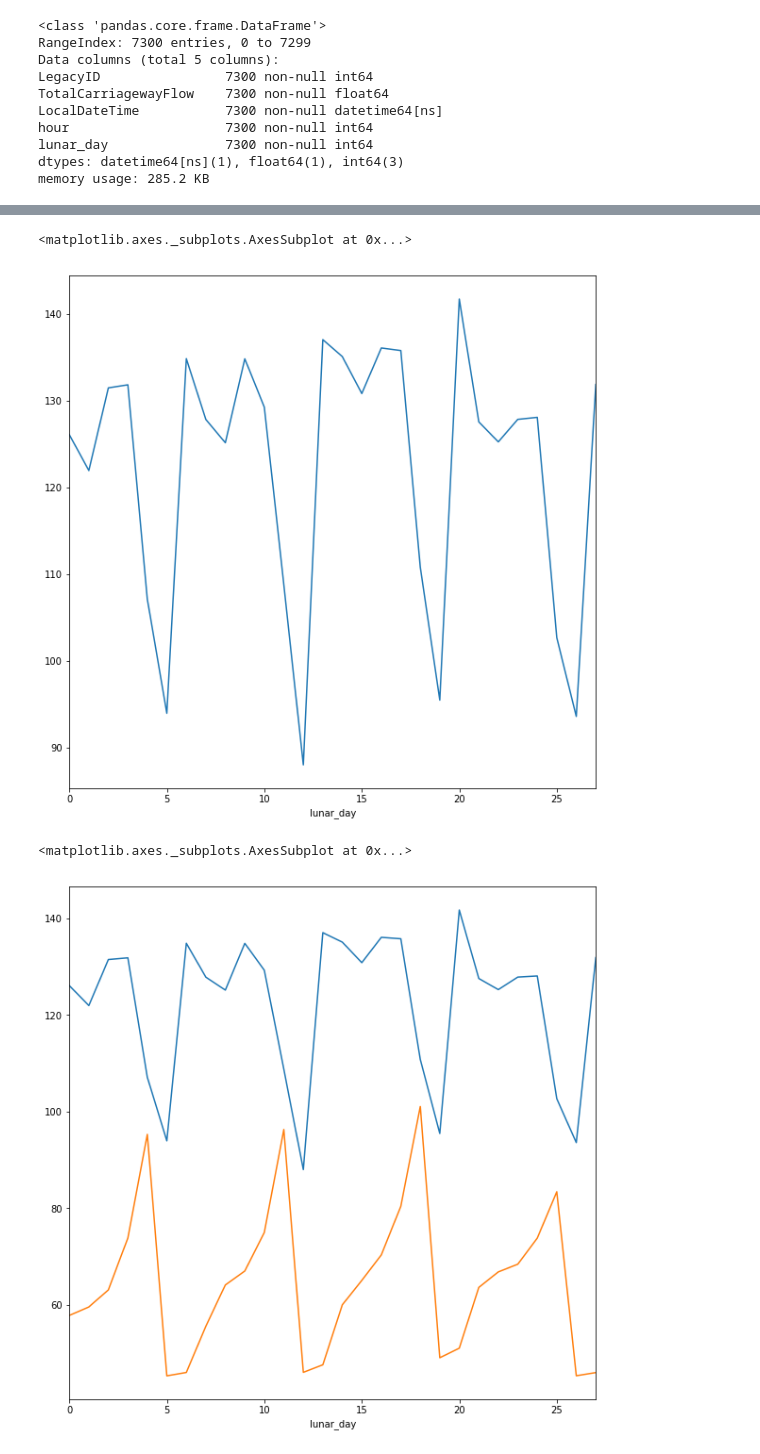
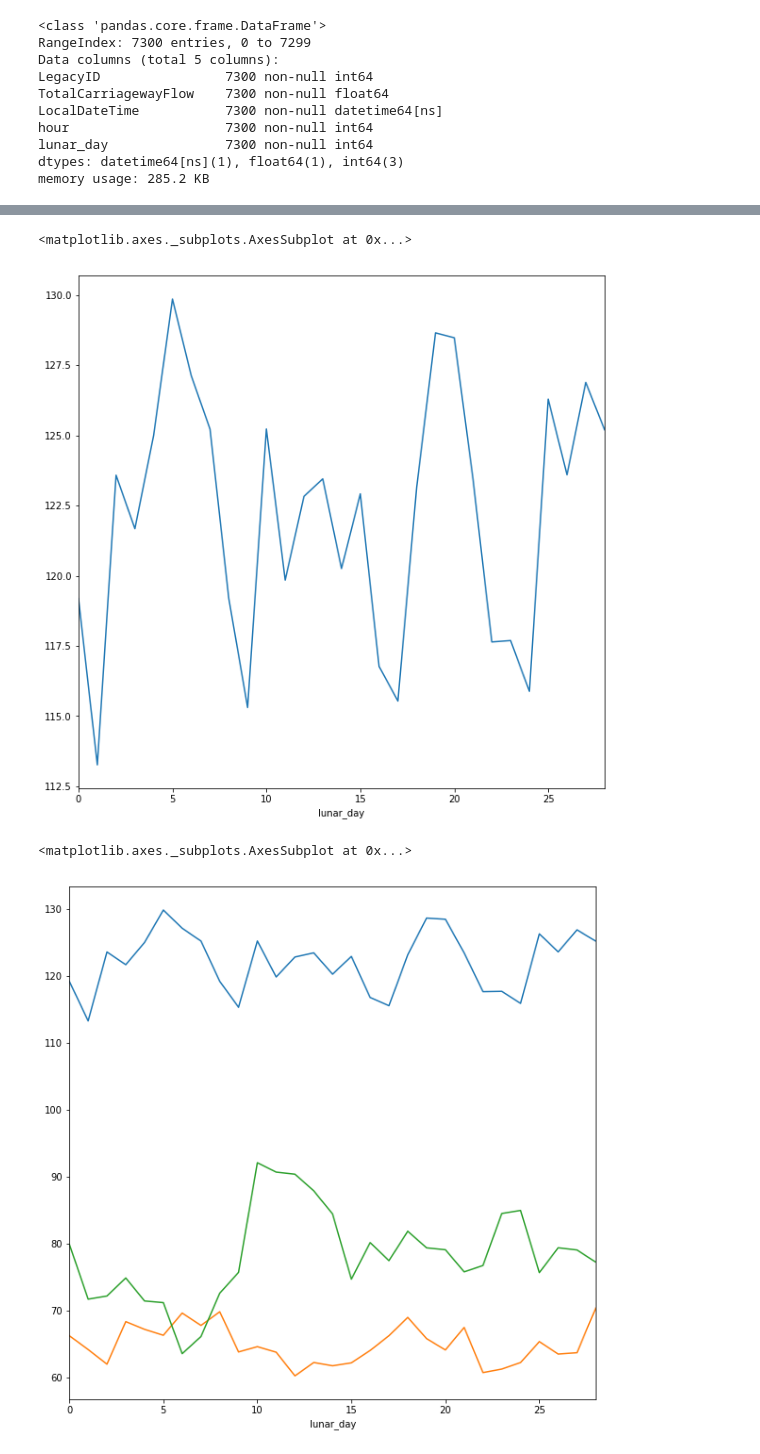
Before and after one commit to atleypnorth/traffic, a Jupyter notebook: Traffic Data.ipynb, the cells around one changed output, grey strips where cells are left out. Saved outputs shown, nothing was run; the diff lists cells and outputs as text; code cells hidden in the pictures.

Commit message:
lunar month is 29.5 days

```diff
--- a/Traffic Data.ipynb
+++ b/Traffic Data.ipynb
@@ -138,7 +138,7 @@ Again get data for a particular site, this time for the whole year but only the
 Add a column which roughly gives us the day of the lunar month
 # %%
 df4 = pd.read_sql_query('SELECT LegacyID, TotalCarriagewayFlow, LocalDateTime, hour, '
-                        'DAYOFYEAR(LocalDateTime) %% 28  as lunar_day '
+                        'DAYOFYEAR(LocalDateTime) %% 29  as lunar_day '
                        'FROM data '
                        'WHERE (hour > %(h1)s OR hour < %(h2)s) AND LegacyID=%(id)s', disk_engine,
                        params={'h1': 24, 'h2': 5, 'id': 120})
@@ -166,18 +166,25 @@ df4_by = df4.groupby(['lunar_day'])
 df4_by['TotalCarriagewayFlow'].mean().plot()
 # %% [output]
 <matplotlib.axes._subplots.AxesSubplot at 0x...>
-[figure, old version]
+[figure, new version]
 # %%
 df5 = pd.read_sql_query('SELECT LegacyID, TotalCarriagewayFlow, LocalDateTime, hour, '
-                        'DAYOFYEAR(LocalDateTime) %% 28  as lunar_day '
+                        'DAYOFYEAR(LocalDateTime) %% 29  as lunar_day '
                        'FROM data '
                        'WHERE (hour > %(h1)s OR hour < %(h2)s) AND LegacyID=%(id)s', disk_engine,
                        params={'h1': 24, 'h2': 5, 'id': 101})
+
+df6 = pd.read_sql_query('SELECT LegacyID, TotalCarriagewayFlow, LocalDateTime, hour, '
+                        'DAYOFYEAR(LocalDateTime) %% 29  as lunar_day '
+                       'FROM data '
+                       'WHERE (hour > %(h1)s OR hour < %(h2)s) AND LegacyID=%(id)s', disk_engine,
+                       params={'h1': 24, 'h2': 5, 'id': 1030}).groupby(['lunar_day'])
 # %%
 df5_by=df5.groupby(['lunar_day'])
 # %%
 df4_by['TotalCarriagewayFlow'].mean().plot()
 df5_by['TotalCarriagewayFlow'].mean().plot()
+df6['TotalCarriagewayFlow'].mean().plot()
 # %% [output]
 <matplotlib.axes._subplots.AxesSubplot at 0x...>
-[figure, old version]
+[figure, new version]
```
Also changed, not shown: parts of 1 cell of this notebook.
